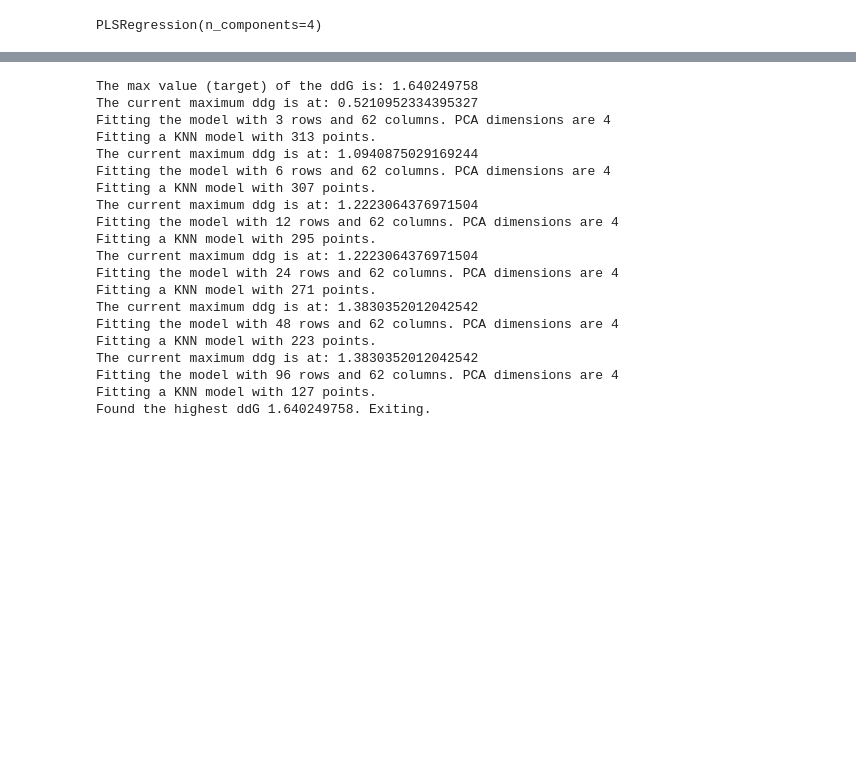
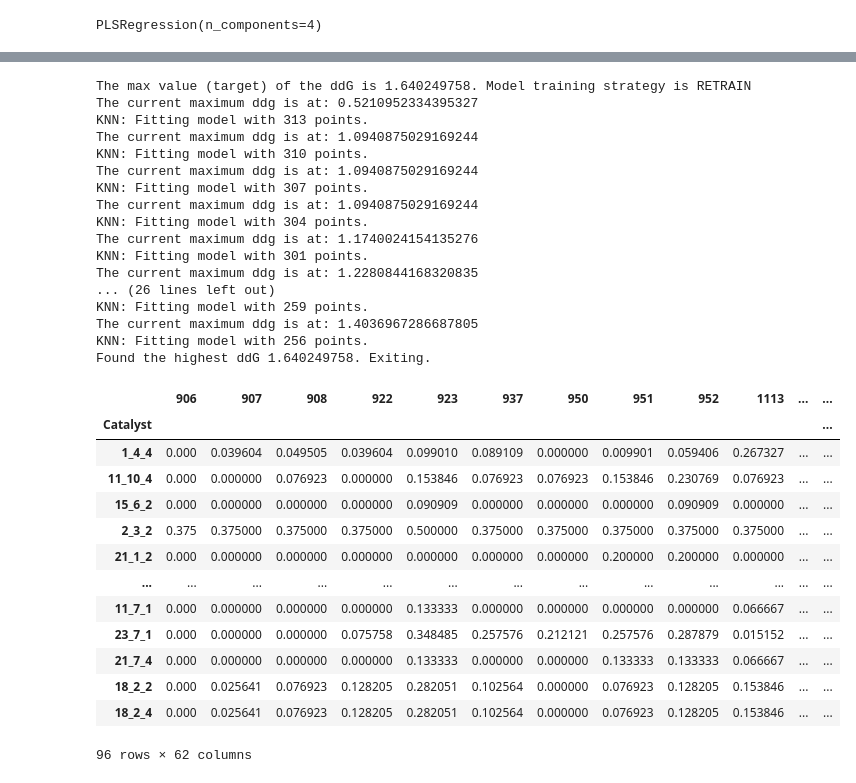
Before and after one commit to nirb28/ee-predict, a Jupyter notebook: cd_v2.ipynb, the cells around one changed output, grey strips where cells are left out. Saved outputs shown, nothing was run; the diff lists cells and outputs as text; code cells hidden in the pictures; blank space fills up the shorter version.

```diff
--- a/cd_v2.ipynb
+++ b/cd_v2.ipynb
@@ -18,6 +18,7 @@ import warnings
 warnings.filterwarnings('ignore')
 # %%
 MODEL_REFRESH_STRATEGY = "RETRAIN" # Retrain model after every loop: RETRAIN, PRETRAIN
+OPTIMIZE_STRATEGY = "NEWLY_ADDED" # Only optimize the newly added catalyst: NEWLY_ADDED, ALL
 DEFAULT_PCA_DIMENSION = 4
 START_SAMPLE_SIZE = 3
 DATASET = "LARGE" # "LARGE" or "REDUCED"
@@ -167,7 +168,7 @@ random_catalyst_df[X_COLS]
 
 ## Maximum of entire dataset
 max_ddG = df['ddG'].max()
-print("The max value (target) of the ddG is: " + str(max_ddG))
+print("The max value (target) of the ddG is {}. Model training strategy is {}".format(max_ddG, MODEL_REFRESH_STRATEGY))
 
 ## Get random rows
 #random_catalyst_df = df.loc[not_highest_index].sample(START_SAMPLE_SIZE)
@@ -178,7 +179,11 @@ random_catalyst_df = df[df['ddG'] > .5].sort_values('ddG').head(START_SAMPLE_SIZ
 
 while(len(random_catalyst_df) < len(df)):
     print("The current maximum ddg is at: " + str(random_catalyst_df['pred_ddG'].max()))
-    new_optimized_catalysts = optimize_catalysts(random_catalyst_df[X_COLS])
+    what_to_optimize = random_catalyst_df[X_COLS]
+    if OPTIMIZE_STRATEGY == "NEWLY_ADDED":
+        what_to_optimize = what_to_optimize.tail(START_SAMPLE_SIZE)
+    new_optimized_catalysts = optimize_catalysts(what_to_optimize,
+        pls_large_saved_model if MODEL_REFRESH_STRATEGY == "RETRAIN" else None)
     random_catalyst_df = process_neighbors(knn, new_optimized_catalysts, random_catalyst_df)
     # recompute knn so that we dont find the same neighbors in the next loop around
     knn = recomputeKNN(df[X_COLS], random_catalyst_df)
@@ -186,25 +191,22 @@ while(len(random_catalyst_df) < len(df)):
         print("Found the highest ddG {}. Exiting.".format(str(random_catalyst_df['ddG'].max())))
         break
 # %% [output]
-The max value (target) of the ddG is: 1.640249758
+The max value (target) of the ddG is 1.640249758. Model training strategy is RETRAIN
 The current maximum ddg is at: 0.5210952334395327
-Fitting the model with 3 rows and 62 columns. PCA dimensions are 4
-Fitting a KNN model with 313 points.
+KNN: Fitting model with 313 points.
 The current maximum ddg is at: 1.0940875029169244
-Fitting the model with 6 rows and 62 columns. PCA dimensions are 4
-Fitting a KNN model with 307 points.
-The current maximum ddg is at: 1.2223064376971504
-Fitting the model with 12 rows and 62 columns. PCA dimensions are 4
-Fitting a KNN model with 295 points.
-The current maximum ddg is at: 1.2223064376971504
-Fitting the model with 24 rows and 62 columns. PCA dimensions are 4
-Fitting a KNN model with 271 points.
-The current maximum ddg is at: 1.3830352012042542
-Fitting the model with 48 rows and 62 columns. PCA dimensions are 4
-Fitting a KNN model with 223 points.
-The current maximum ddg is at: 1.3830352012042542
-Fitting the model with 96 rows and 62 columns. PCA dimensions are 4
-Fitting a KNN model with 127 points.
+KNN: Fitting model with 310 points.
+The current maximum ddg is at: 1.0940875029169244
+KNN: Fitting model with 307 points.
+The current maximum ddg is at: 1.0940875029169244
+KNN: Fitting model with 304 points.
+The current maximum ddg is at: 1.1740024154135276
+KNN: Fitting model with 301 points.
+The current maximum ddg is at: 1.2280844168320835
+... (26 lines left out)
+KNN: Fitting model with 259 points.
+The current maximum ddg is at: 1.4036967286687805
+KNN: Fitting model with 256 points.
 Found the highest ddG 1.640249758. Exiting.
 # %%
 # sample prediction with model
@@ -214,3 +216,22 @@ properties1 = (np.array([ 0.75813041,  0.67727654,  0.68692902,  0.57403813, -0.
        -0.23605932, -0.26722481,  0.02879822, -0.69189841]))
 #pls_predict_ee(pls_large_saved_model, properties1)
 # random_catalyst_df = random_catalyst_df[~random_catalyst_df.index.duplicated(keep='first')]
+# %%
+# prompt: get last 3 rows of random_catalyst_df[X_COLS]
+
+random_catalyst_df[X_COLS].tail(3)
+# %% [output]
+|  | 906 | 907 | 908 | 922 | 923 | 937 | 950 | 951 | 952 | 1113 | ... | ... |
+| Catalyst |  |  |  |  |  |  |  |  |  |  |  | ... |
+| 1_4_4 | 0.000 | 0.039604 | 0.049505 | 0.039604 | 0.099010 | 0.089109 | 0.000000 | 0.009901 | 0.059406 | 0.267327 | ... | ... |
+| 11_10_4 | 0.000 | 0.000000 | 0.076923 | 0.000000 | 0.153846 | 0.076923 | 0.076923 | 0.153846 | 0.230769 | 0.076923 | ... | ... |
+| 15_6_2 | 0.000 | 0.000000 | 0.000000 | 0.000000 | 0.090909 | 0.000000 | 0.000000 | 0.000000 | 0.090909 | 0.000000 | ... | ... |
+| 2_3_2 | 0.375 | 0.375000 | 0.375000 | 0.375000 | 0.500000 | 0.375000 | 0.375000 | 0.375000 | 0.375000 | 0.375000 | ... | ... |
+| 21_1_2 | 0.000 | 0.000000 | 0.000000 | 0.000000 | 0.000000 | 0.000000 | 0.000000 | 0.200000 | 0.200000 | 0.000000 | ... | ... |
+| ... | ... | ... | ... | ... | ... | ... | ... | ... | ... | ... | ... | ... |
+| 11_7_1 | 0.000 | 0.000000 | 0.000000 | 0.000000 | 0.133333 | 0.000000 | 0.000000 | 0.000000 | 0.000000 | 0.066667 | ... | ... |
+| 23_7_1 | 0.000 | 0.000000 | 0.000000 | 0.075758 | 0.348485 | 0.257576 | 0.212121 | 0.257576 | 0.287879 | 0.015152 | ... | ... |
+| 21_7_4 | 0.000 | 0.000000 | 0.000000 | 0.000000 | 0.133333 | 0.000000 | 0.000000 | 0.133333 | 0.133333 | 0.066667 | ... | ... |
+| 18_2_2 | 0.000 | 0.025641 | 0.076923 | 0.128205 | 0.282051 | 0.102564 | 0.000000 | 0.076923 | 0.128205 | 0.153846 | ... | ... |
+| 18_2_4 | 0.000 | 0.025641 | 0.076923 | 0.128205 | 0.282051 | 0.102564 | 0.000000 | 0.076923 | 0.128205 | 0.153846 | ... | ... |
+96 rows × 62 columns
```
Also changed, not shown: parts of 6 cells of this notebook.
